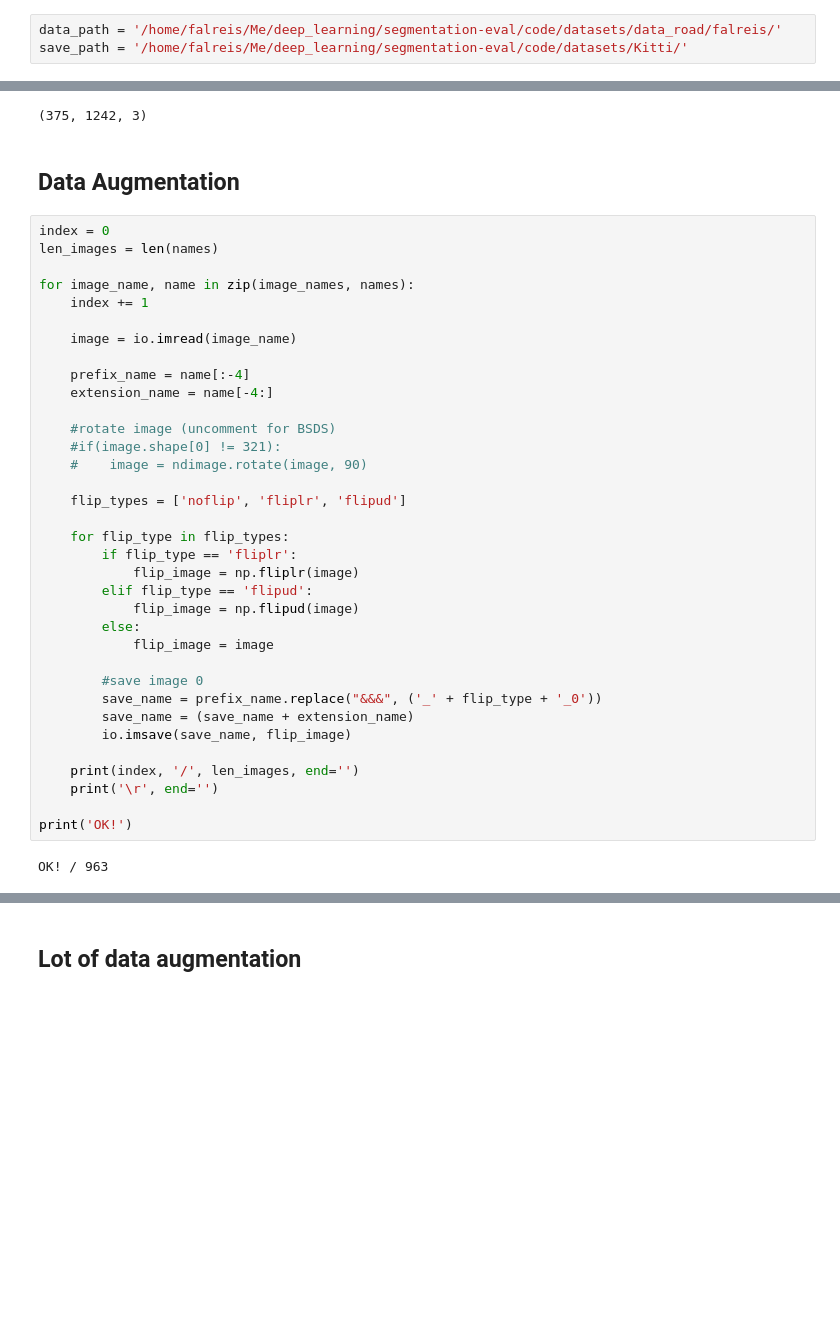
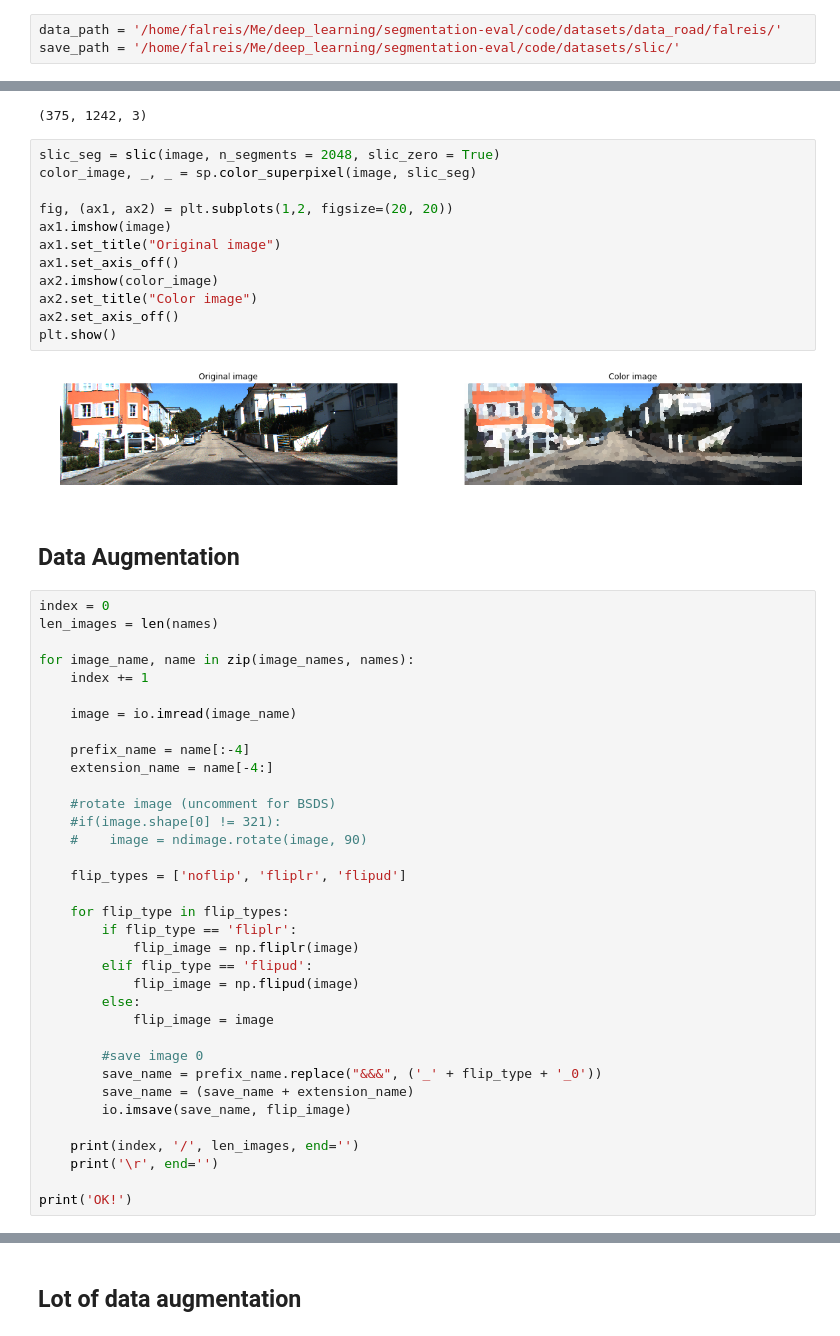
Before and after one commit to falreis/segmentation-eval, a Jupyter notebook: code/notebook/pre_process_images.ipynb, the cells around one changed output, grey strips where cells are left out. Saved outputs shown, nothing was run; the diff lists cells and outputs as text; blank space fills up the shorter version.

```diff
--- a/code/notebook/pre_process_images.ipynb
+++ b/code/notebook/pre_process_images.ipynb
@@ -21,7 +21,7 @@ from scipy import ndimage
 import cv2
 # %%
 data_path = '/home/falreis/Me/deep_learning/segmentation-eval/code/datasets/data_road/falreis/'
-save_path = '/home/falreis/Me/deep_learning/segmentation-eval/code/datasets/Kitti/'
+save_path = '/home/falreis/Me/deep_learning/segmentation-eval/code/datasets/slic/'
 # %% [markdown]
 ### Read Images
 # %%
@@ -54,6 +54,20 @@ image = io.imread(image_names[0])
 print(image.shape)
 # %% [output]
 (375, 1242, 3)
+# %%
+slic_seg = slic(image, n_segments = 2048, slic_zero = True)
+color_image, _, _ = sp.color_superpixel(image, slic_seg)
+
+fig, (ax1, ax2) = plt.subplots(1,2, figsize=(20, 20))
+ax1.imshow(image)
+ax1.set_title("Original image")
+ax1.set_axis_off()
+ax2.imshow(color_image)
+ax2.set_title("Color image")
+ax2.set_axis_off()
+plt.show()
+# %% [output]
+[figure, added]
 # %% [markdown]
 ## Data Augmentation
 # %%
@@ -91,5 +105,3 @@ for image_name, name in zip(image_names, names):
     print('\r', end='')
 
 print('OK!')
-# %% [output]
-OK! / 963
```
Also changed, not shown: parts of 2 cells of this notebook, 9 other files.
